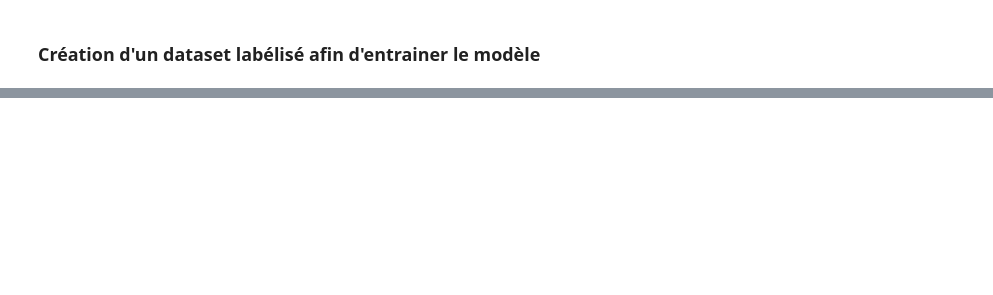
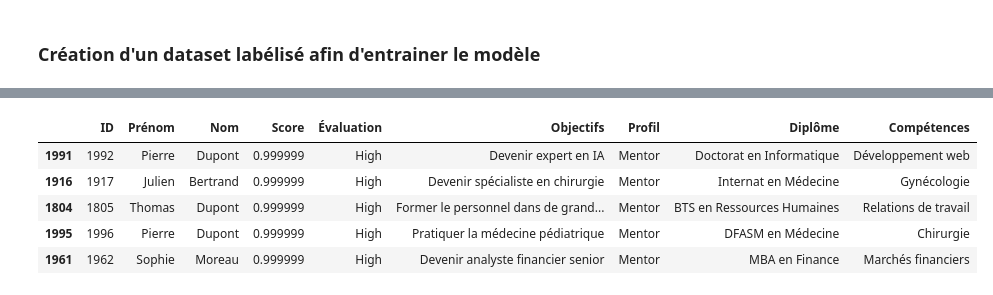
Before and after one commit to MariefloChm/Projet_intensif, a Jupyter notebook: generate_data.ipynb, the cells around one changed output, grey strips where cells are left out. Drawn from its saved outputs; the diff is of its cells as text; code cells hidden in the pictures; blank space fills up the shorter version.

```diff
--- a/generate_data.ipynb
+++ b/generate_data.ipynb
@@ -313,0 +338,3 @@ combined_data_encoded.head()
+# %%
+features=num_feat+text_feat
+features
@@ -314,24 +358,24 @@ combined_data_encoded.head()
 # %%
 # df_work = df[['Compétences', 'Objectifs', 'Diplôme','Profil']]
-features = df_work.columns
+# features = num_feat+text_feat
 mentors_data = combined_data_encoded.query("Profil=='Mentor'")
 # mentors_data = mentors_data[features]
 mentorees_data = combined_data_encoded.query("Profil=='Mentoré'")
 # mentorees_data = mentorees_data[features]
 
 # mentors_data_encoded = combined_data_encoded.iloc[:mentors_data.shape[0]]
-mentors_features =mentors_data.drop(columns=features)
+mentors_features =mentors_data.drop(columns=features+["Prénom","Nom","Évaluation","Notation","Tarif horaire en euros"])
 # mentorees_data_encoded = combined_data_encoded.iloc[mentorees_data.shape[0]:]
-mentorees_features =mentorees_data.drop(columns=features)
+mentorees_features =mentorees_data.drop(columns=features+["Prénom","Nom","Évaluation","Notation","Tarif horaire en euros"])
 
 
 
 # Calculer les similarités entre mentors et mentoré
 similarities = cosine_similarity(mentors_features, mentorees_features)
+print(similarities.shape)
+mentor_scores= similarities.max(axis=1)
+mentees_scores = similarities.max(axis=0)
 
-# Attribution de scores aux mentors
-mentor_scores = similarities.max(axis=1)
-# print(mentor_scores)
 
 # Définition des seuils pour l'évaluation
 def evaluate_score(score):
@@ -342,14 +386,17 @@ def evaluate_score(score):
     else:
         return 'Basse'
 
+
+
 # Évaluation des scores des mentors
 mentor_scores_evaluation = [evaluate_score(score) for score in mentor_scores]
+mentees_scores_evaluation = [evaluate_score(score) for score in mentees_scores]
+
 mentors_data.loc[:,'Score'] = mentor_scores
+mentorees_data.loc[:,'Score'] = mentees_scores
 mentors_data.loc[:,'Évaluation'] = mentor_scores_evaluation
+mentorees_data.loc[:,'Évaluation'] = mentees_scores_evaluation
 
-# Trier les mentors recommandés par score décroissant
 recommended_mentors = mentors_data.sort_values(by='Score', ascending=False)
-
-# Afficher les mentors recommandés avec leurs scores et évaluations
-print(recommended_mentors[['Prénom','Nom','Score','Évaluation']].head())
+recommended_mentors_to_mentees = mentorees_data.sort_values(by='Score', ascending=False)
 # %% [output]
@@ -381,0 +434,11 @@ mentors_data.head()
+# %%
+important_features = ['ID','Prénom','Nom','Score','Évaluation','Objectifs','Profil','Diplôme','Compétences']
+recommended_mentors=recommended_mentors[important_features]
+recommended_mentors.head()
+# %% [output]
+|  | ID | Prénom | Nom | Score | Évaluation | Objectifs | Profil | Diplôme | Compétences |
+| 1991 | 1992 | Pierre | Dupont | 0.999999 | High | Devenir expert en IA | Mentor | Doctorat en Informatique | Développement web |
+| 1916 | 1917 | Julien | Bertrand | 0.999999 | High | Devenir spécialiste en chirurgie | Mentor | Internat en Médecine | Gynécologie |
+| 1804 | 1805 | Thomas | Dupont | 0.999999 | High | Former le personnel dans de grand... | Mentor | BTS en Ressources Humaines | Relations de travail |
+| 1995 | 1996 | Pierre | Dupont | 0.999999 | High | Pratiquer la médecine pédiatrique | Mentor | DFASM en Médecine | Chirurgie |
+| 1961 | 1962 | Sophie | Moreau | 0.999999 | High | Devenir analyste financier senior | Mentor | MBA en Finance | Marchés financiers |
```
Also changed, not shown: parts of 21 cells of this notebook, 2 other files.
